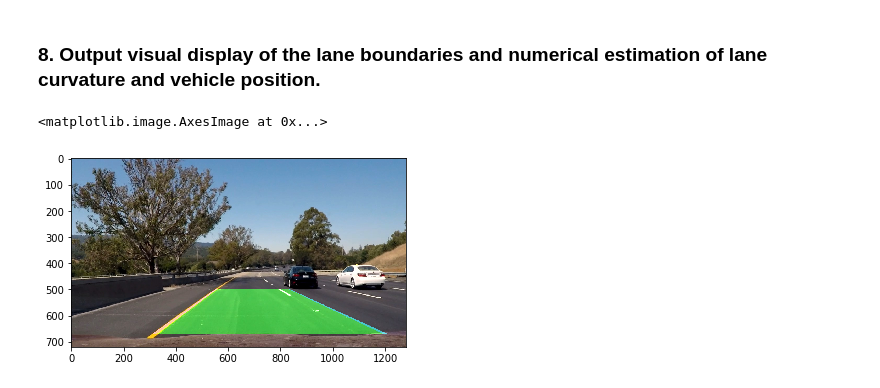
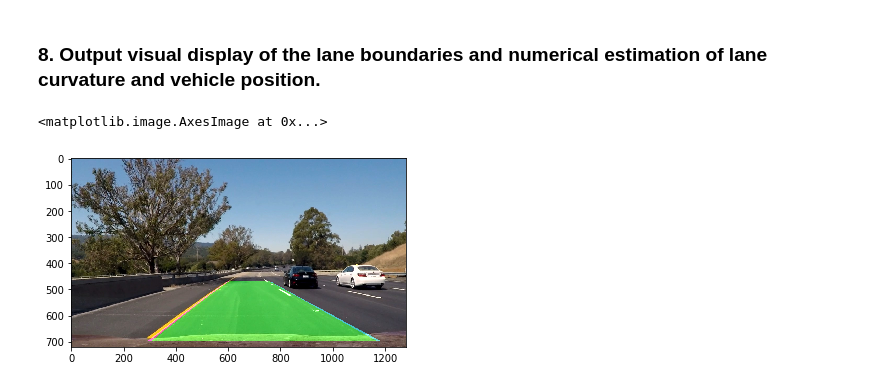
Before and after one commit to jandal487/CarND-Advanced-Lane-Lines, a Jupyter notebook: Stage1_Pipeline_b.ipynb, the cells around one changed output. Drawn from its saved outputs; the diff is of its cells as text; code cells hidden in the pictures.

```diff
--- a/Stage1_Pipeline_b.ipynb
+++ b/Stage1_Pipeline_b.ipynb
@@ -85,7 +81,7 @@ def hist(img):
 # Create histogram of image binary activations
 
 
-histogram = hist(warpPerspective)
+histogram = hist(combined_img)
 
 # Visualize the resulting histogram
 plt.plot(histogram)
@@ -182,9 +178,11 @@ def get_sliding_windows(binary_warped,left_fit,right_fit,out_img):
 
     return out_img, left_fitx, right_fitx, ploty
 
-left_fit,right_fit,left_lane_inds,right_lane_inds,out_img = make_sliding_windows(warpPerspective)
-slidingWindows, left_fitx, right_fitx, ploty = get_sliding_windows(warpPerspective,left_fit,right_fit,out_img)
+left_fit,right_fit,left_lane_inds,right_lane_inds,out_img = make_sliding_windows(combined_img)
+slidingWindows, left_fitx, right_fitx, ploty = get_sliding_windows(combined_img,left_fit,right_fit,out_img)
 plt.imshow(slidingWindows)
 plt.plot(left_fitx, ploty, color='yellow')
 plt.plot(right_fitx, ploty, color='yellow')
+print("left_fit = ", left_fit)
+print("right_fit = ", right_fit)
 # %% [output]
@@ -195,8 +194,8 @@ plt.plot(right_fitx, ploty, color='yellow')
 # %%
 # Polynomial fit values from the previous frame
 # Make sure to grab the actual values from the previous step in your project!
-left_fit = np.array([-5.07274910e-05, 4.58365764e-02, 2.11527104e+02])
-right_fit = np.array([4.13334413e-05, 1.30803042e-02, 9.31057449e+02])
+left_fit = np.array([ 1.32097979e-04,-2.64637457e-01,3.02348466e+02])
+right_fit = np.array([2.57272512e-07,1.42218646e-03,1.20140758e+03])
 
 def get_smooth_lanes(binary_warped, margin, left_fit, right_fit):
     # HYPERPARAMETER
@@ -263,7 +262,7 @@ def get_smooth_lanes(binary_warped, margin, left_fit, right_fit):
 # Run image through the pipeline
 # Note that in your project, you'll also want to feed in the previous fits
 margin = 100
-result, left_fitx, right_fitx, ploty = get_smooth_lanes(warpPerspective, margin, left_fit, right_fit)
+result, left_fitx, right_fitx, ploty = get_smooth_lanes(combined_img, margin, left_fit, right_fit)
 
 # View your output
 plt.imshow(result)
@@ -364,9 +363,9 @@ def get_RealRadiusOfCurvature(binary_warped,left_fit,right_fit):
 
 # Calling function
 # Initial hyperparams
-left_fit = np.array([-5.07274910e-05, 4.58365764e-02, 2.11527104e+02])
-right_fit = np.array([4.13334413e-05, 1.30803042e-02, 9.31057449e+02])
+left_fit = np.array([ 1.32097979e-04,-2.64637457e-01,3.02348466e+02])
+right_fit = np.array([2.57272512e-07,1.42218646e-03,1.20140758e+03])
 
-left_curverad, right_curverad = get_RealRadiusOfCurvature(warpPerspective,left_fit,right_fit)
+left_curverad, right_curverad = get_RealRadiusOfCurvature(combined_img,left_fit,right_fit)
 print(left_curverad, 'm', right_curverad, 'm')
 # %% [output]
@@ -406,18 +405,15 @@ def unwarp_image(original_image, binary_warped, left_fit, right_fit, dst, src):
     return result
 # %%
 # Calling unwarp()
-slidingWindows =  make_sliding_windows(warpPerspective)
+slidingWindows =  make_sliding_windows(combined_img)
 left_fit = slidingWindows[0]
 right_fit = slidingWindows[1]
 
 # Getting src & dst from previous notebook
-src = np.float32([[400, 600], [980, 600], [815, 500], [550, 500]])
-#dst = np.float32([[200, 600], [980, 600], [980, 0], [200, 0]])
-#dst = np.float32([[200, 650], [1100, 650], [1100, 20], [200, 20]])
-dst = np.float32([[200, 585], [980, 585], [980, 0], [200, 0]])
-
+src = np.float32([[550, 470], [760, 470], [1125, 670], [200, 670]])
+dst = np.float32([[10, 10], [1200, 10], [1200, 700], [10, 700]])
 unwarppedImage = unwarp_image(original_image,combined_img,left_fit,right_fit,dst,src)
 plt.imshow(unwarppedImage)
 # %% [output]
 <matplotlib.image.AxesImage at 0x...>
-[figure, old version]
+[figure, new version]
```
Also changed, not shown: parts of 8 cells of this notebook, 28 other files.
